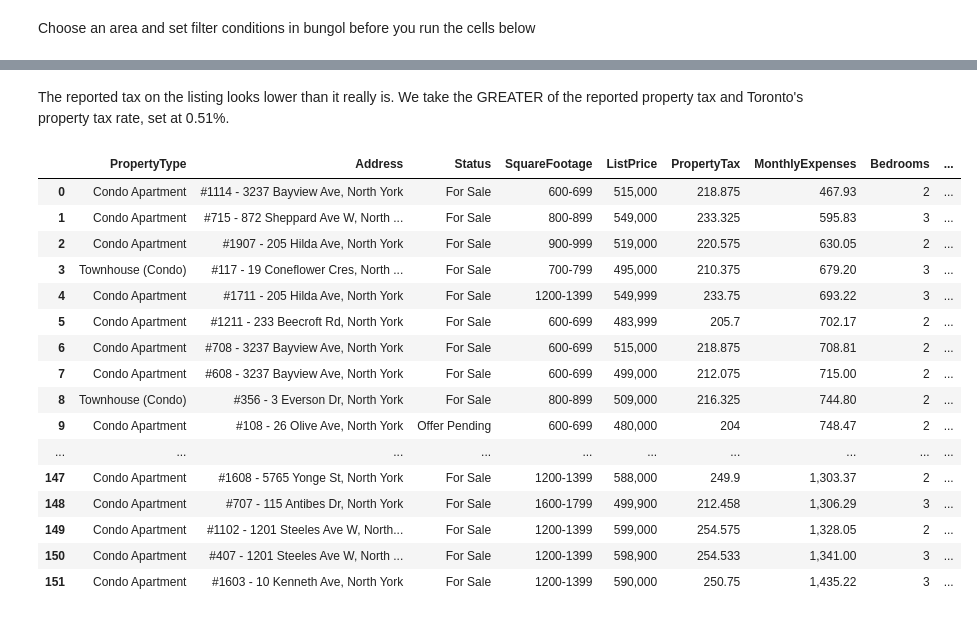
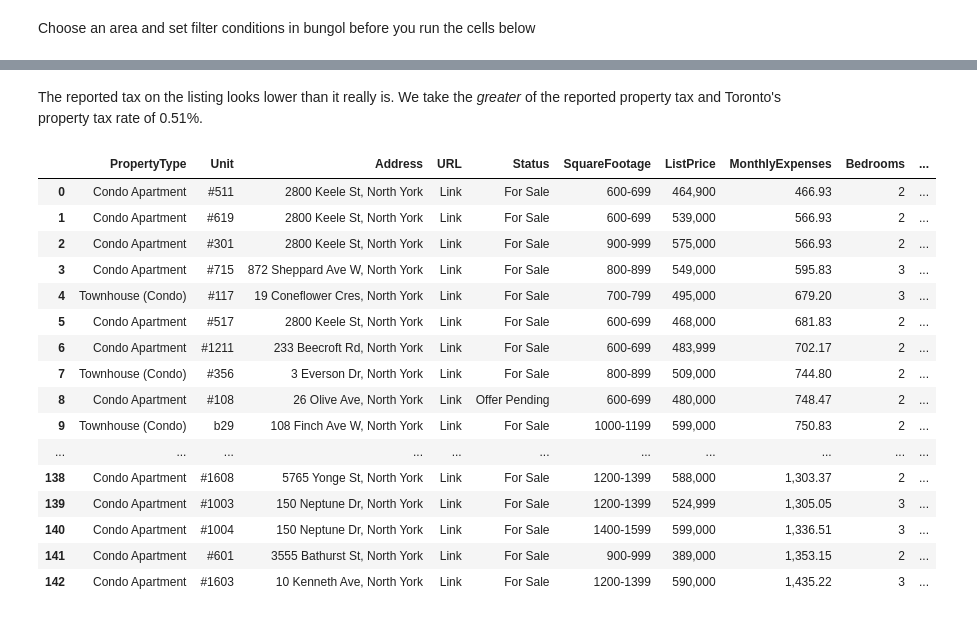
Before and after one commit to luongdang/bungol, a Jupyter notebook: notebooks/bungol.ipynb, the cells around one changed output, grey strips where cells are left out. Drawn from its saved outputs; the diff is of its cells as text; code cells hidden in the pictures.

```diff
--- a/notebooks/bungol.ipynb
+++ b/notebooks/bungol.ipynb
@@ -14,9 +17,9 @@ from selenium.webdriver.common.keys import Keys
 # Start up
 # %%
 if sys.platform == 'darwin':
-    driver = webdriver.Chrome('../webdriver/chromedriver')
-elif sys.platform == 'windows':
-    driver = webdriver.Chrome('../webdriver/chromedriver.exe')
+    driver = webdriver.Chrome('../webdriver/chromedriver_mac')
+elif sys.platform == 'win32':
+    driver = webdriver.Chrome('../webdriver/chromedriver_win.exe')
 # %%
 driver.get('https://bungol.ca')
 # %%
@@ -125,14 +152,22 @@ for url in urls:
 # %%
 df = pd.DataFrame(details)
+# %%
+s = df['Address'].str.extract(r'(.\d+) - (\d.+)', expand=True)
+s.columns = ['Unit', 'Address']
+
+df['Unit'] = s['Unit'].fillna('')
+df['Address'] = s['Address'].combine_first(df['Address'])
 # %%
 cols = ['ListingDate', 'SoldDate']
 df[cols] = df[cols].apply(pd.to_datetime, axis=1)
 df['DaysOnMarket'] = (df['SoldDate'] - df['ListingDate']) / pd.Timedelta(days=1)
 # %%
-cols = ['ListPrice', 'Price', 'MaintenanceFee', 'PropertyTax']
+cols = ['ListPrice', 'Price', 'MaintenanceFee', 'PropertyTax', 'AvgHouseholdIncome', 'AvgHouseholdSize']
 df[cols] = df[cols].apply(lambda col: col.str.replace(r'[^0-9\.]', '')).apply(pd.to_numeric)
+# %%
+df['AvgPersonalIncome'] = df['AvgHouseholdIncome'] / df['AvgHouseholdSize']
 # %% [markdown]
-The reported tax on the listing looks lower than it really is. We take the GREATER of the reported property tax and Toronto's property tax rate, set at 0.51%.
+The reported tax on the listing looks lower than it really is. We take the *greater* of the reported property tax and Toronto's property tax rate of 0.51%.
 # %%
 df['PropertyTax'] = pd.DataFrame({
     'ReportedTax': df['PropertyTax'],
@@ -149,27 +184,33 @@ df['Bedrooms'] = df['Bedrooms'].apply(eval)
 cols = ['Bathrooms', 'ParkingSpots']
 df[cols] = df[cols].apply(pd.to_numeric)
 # %%
-df[['PropertyType', 'Address', 'Status', 'SquareFootage', 'ListPrice', 'PropertyTax', 'MonthlyExpenses', 'Bedrooms', 'Bathrooms', 'ParkingSpots']] \
+def make_hyperlink(cell):
+    return f'<a target="_blank" href="{cell}">Link</a>'
+
+df[['PropertyType', 'Unit', 'Address', 'URL', 'Status', 'SquareFootage', 'ListPrice', 'MonthlyExpenses', 'Bedrooms', 'Bathrooms', 'ParkingSpots', 'AvgPersonalIncome']] \
     .sort_values('MonthlyExpenses').reset_index(drop=True) \
     .style.format({
         'ListPrice': '{:,.0f}',
-        'MonthlyExpenses': '{:,.2f}'
+        'PropertyTax': '{:,.2f}',
+        'MonthlyExpenses': '{:,.2f}',
+        'AvgPersonalIncome': '{:,.0f}',
+        'URL': make_hyperlink
     })
 # %% [output]
-|  | PropertyType | Address | Status | SquareFootage | ListPrice | PropertyTax | MonthlyExpenses | Bedrooms | ... |
-| 0 | Condo Apartment | #1114 - 3237 Bayview Ave, North York | For Sale | 600-699 | 515,000 | 218.875 | 467.93 | 2 | ... |
-| 1 | Condo Apartment | #715 - 872 Sheppard Ave W, North ... | For Sale | 800-899 | 549,000 | 233.325 | 595.83 | 3 | ... |
-| 2 | Condo Apartment | #1907 - 205 Hilda Ave, North York | For Sale | 900-999 | 519,000 | 220.575 | 630.05 | 2 | ... |
-| 3 | Townhouse (Condo) | #117 - 19 Coneflower Cres, North ... | For Sale | 700-799 | 495,000 | 210.375 | 679.20 | 3 | ... |
-| 4 | Condo Apartment | #1711 - 205 Hilda Ave, North York | For Sale | 1200-1399 | 549,999 | 233.75 | 693.22 | 3 | ... |
-| 5 | Condo Apartment | #1211 - 233 Beecroft Rd, North York | For Sale | 600-699 | 483,999 | 205.7 | 702.17 | 2 | ... |
-| 6 | Condo Apartment | #708 - 3237 Bayview Ave, North York | For Sale | 600-699 | 515,000 | 218.875 | 708.81 | 2 | ... |
-| 7 | Condo Apartment | #608 - 3237 Bayview Ave, North York | For Sale | 600-699 | 499,000 | 212.075 | 715.00 | 2 | ... |
-| 8 | Townhouse (Condo) | #356 - 3 Everson Dr, North York | For Sale | 800-899 | 509,000 | 216.325 | 744.80 | 2 | ... |
-| 9 | Condo Apartment | #108 - 26 Olive Ave, North York | Offer Pending | 600-699 | 480,000 | 204 | 748.47 | 2 | ... |
-| ... | ... | ... | ... | ... | ... | ... | ... | ... | ... |
-| 147 | Condo Apartment | #1608 - 5765 Yonge St, North York | For Sale | 1200-1399 | 588,000 | 249.9 | 1,303.37 | 2 | ... |
-| 148 | Condo Apartment | #707 - 115 Antibes Dr, North York | For Sale | 1600-1799 | 499,900 | 212.458 | 1,306.29 | 3 | ... |
-| 149 | Condo Apartment | #1102 - 1201 Steeles Ave W, North... | For Sale | 1200-1399 | 599,000 | 254.575 | 1,328.05 | 2 | ... |
-| 150 | Condo Apartment | #407 - 1201 Steeles Ave W, North ... | For Sale | 1200-1399 | 598,900 | 254.533 | 1,341.00 | 3 | ... |
-| 151 | Condo Apartment | #1603 - 10 Kenneth Ave, North York | For Sale | 1200-1399 | 590,000 | 250.75 | 1,435.22 | 3 | ... |
+|  | PropertyType | Unit | Address | URL | Status | SquareFootage | ListPrice | MonthlyExpenses | Bedrooms | ... |
+| 0 | Condo Apartment | #511 | 2800 Keele St, North York | Link | For Sale | 600-699 | 464,900 | 466.93 | 2 | ... |
+| 1 | Condo Apartment | #619 | 2800 Keele St, North York | Link | For Sale | 600-699 | 539,000 | 566.93 | 2 | ... |
+| 2 | Condo Apartment | #301 | 2800 Keele St, North York | Link | For Sale | 900-999 | 575,000 | 566.93 | 2 | ... |
+| 3 | Condo Apartment | #715 | 872 Sheppard Ave W, North York | Link | For Sale | 800-899 | 549,000 | 595.83 | 3 | ... |
+| 4 | Townhouse (Condo) | #117 | 19 Coneflower Cres, North York | Link | For Sale | 700-799 | 495,000 | 679.20 | 3 | ... |
+| 5 | Condo Apartment | #517 | 2800 Keele St, North York | Link | For Sale | 600-699 | 468,000 | 681.83 | 2 | ... |
+| 6 | Condo Apartment | #1211 | 233 Beecroft Rd, North York | Link | For Sale | 600-699 | 483,999 | 702.17 | 2 | ... |
+| 7 | Townhouse (Condo) | #356 | 3 Everson Dr, North York | Link | For Sale | 800-899 | 509,000 | 744.80 | 2 | ... |
+| 8 | Condo Apartment | #108 | 26 Olive Ave, North York | Link | Offer Pending | 600-699 | 480,000 | 748.47 | 2 | ... |
+| 9 | Townhouse (Condo) | b29 | 108 Finch Ave W, North York | Link | For Sale | 1000-1199 | 599,000 | 750.83 | 2 | ... |
+| ... | ... | ... | ... | ... | ... | ... | ... | ... | ... | ... |
+| 138 | Condo Apartment | #1608 | 5765 Yonge St, North York | Link | For Sale | 1200-1399 | 588,000 | 1,303.37 | 2 | ... |
+| 139 | Condo Apartment | #1003 | 150 Neptune Dr, North York | Link | For Sale | 1200-1399 | 524,999 | 1,305.05 | 3 | ... |
+| 140 | Condo Apartment | #1004 | 150 Neptune Dr, North York | Link | For Sale | 1400-1599 | 599,000 | 1,336.51 | 3 | ... |
+| 141 | Condo Apartment | #601 | 3555 Bathurst St, North York | Link | For Sale | 900-999 | 389,000 | 1,353.15 | 2 | ... |
+| 142 | Condo Apartment | #1603 | 10 Kenneth Ave, North York | Link | For Sale | 1200-1399 | 590,000 | 1,435.22 | 3 | ... |
```
Also changed, not shown: parts of 4 cells of this notebook, 4 other files.
